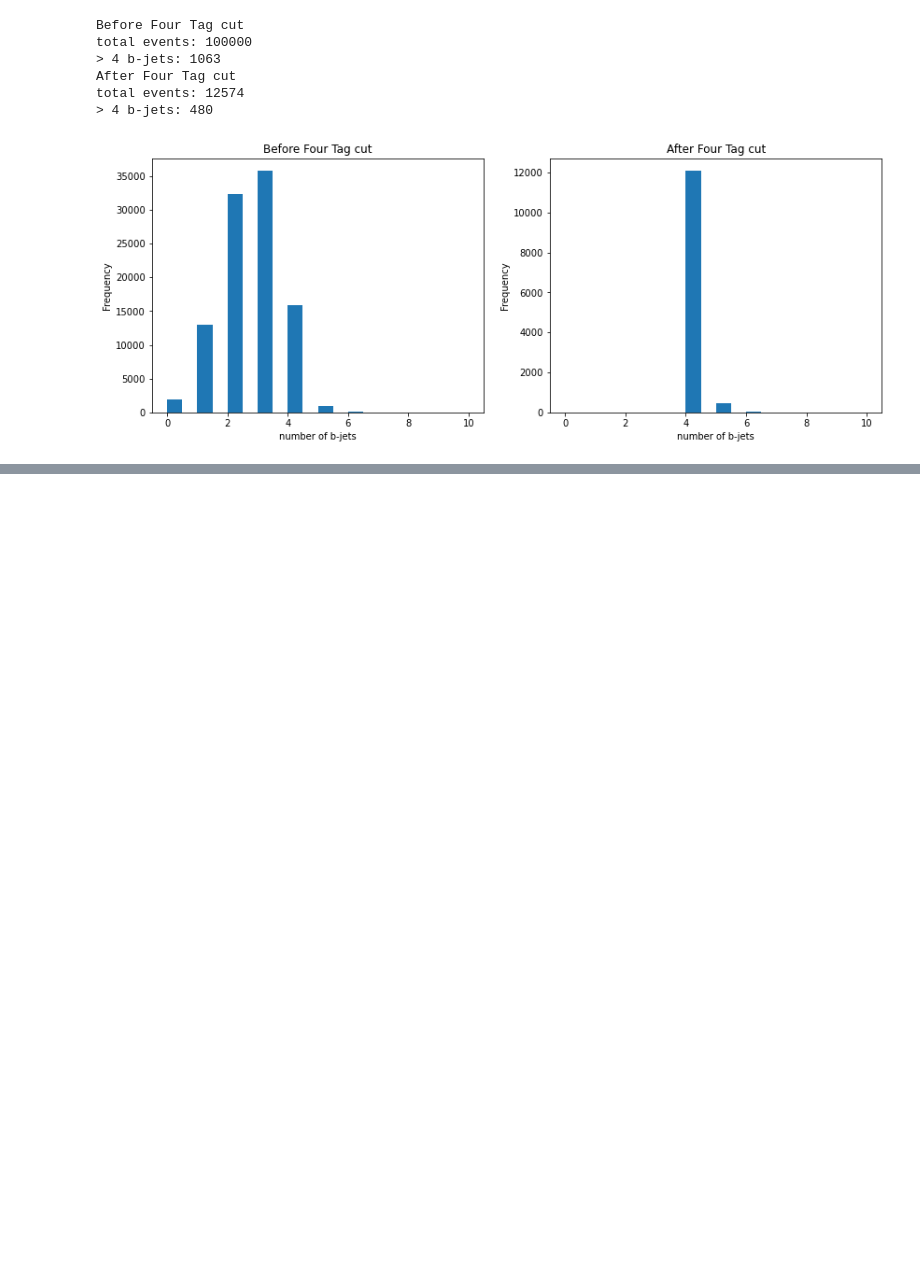
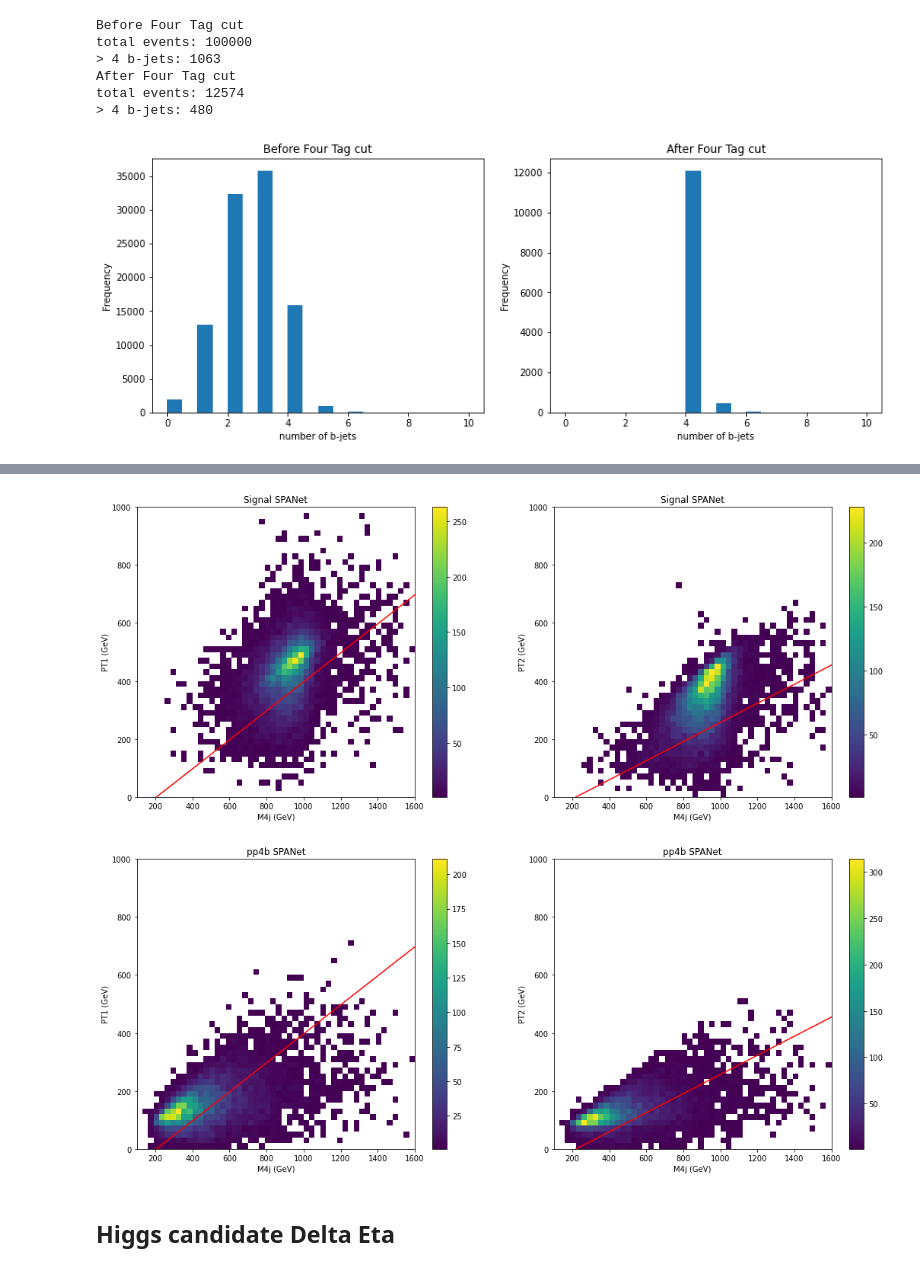
Before and after one commit to r10222035/3-4-Higgs-Collider-Study, a Jupyter notebook: Analysis/ATLAS_diHiggs_signal_selection.ipynb, the cells around one changed output, grey strips where cells are left out. Drawn from its saved outputs; the diff is of its cells as text; code cells hidden in the pictures; blank space fills up the shorter version.

```diff
--- a/Analysis/ATLAS_diHiggs_signal_selection.ipynb
+++ b/Analysis/ATLAS_diHiggs_signal_selection.ipynb
@@ -738,0 +2021,8 @@ total events: 12574
+# %%
+plot_PT_m4j(pt = pt_SPANet_s, m4j=m4j_SPANet_s, title='Signal SPANet')
+plot_PT_m4j(pt = pt_SPANet_4b, m4j=m4j_SPANet_4b, title='pp4b SPANet')
+# %% [output]
+[figure, added]
+[figure, added]
+# %% [markdown]
+## Higgs candidate Delta Eta
```
Also changed, not shown: parts of 87 cells of this notebook.
